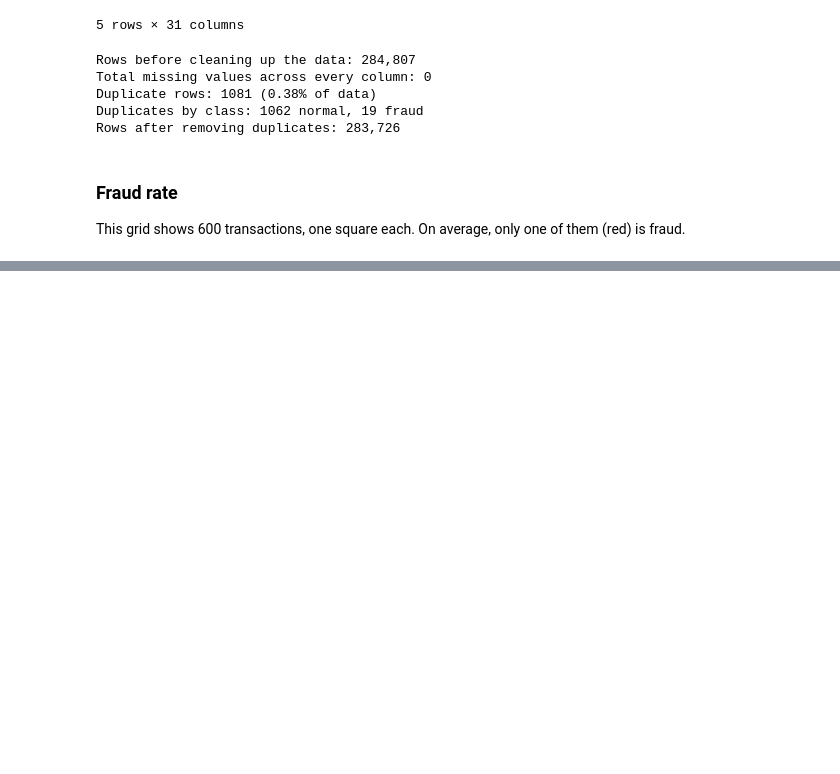
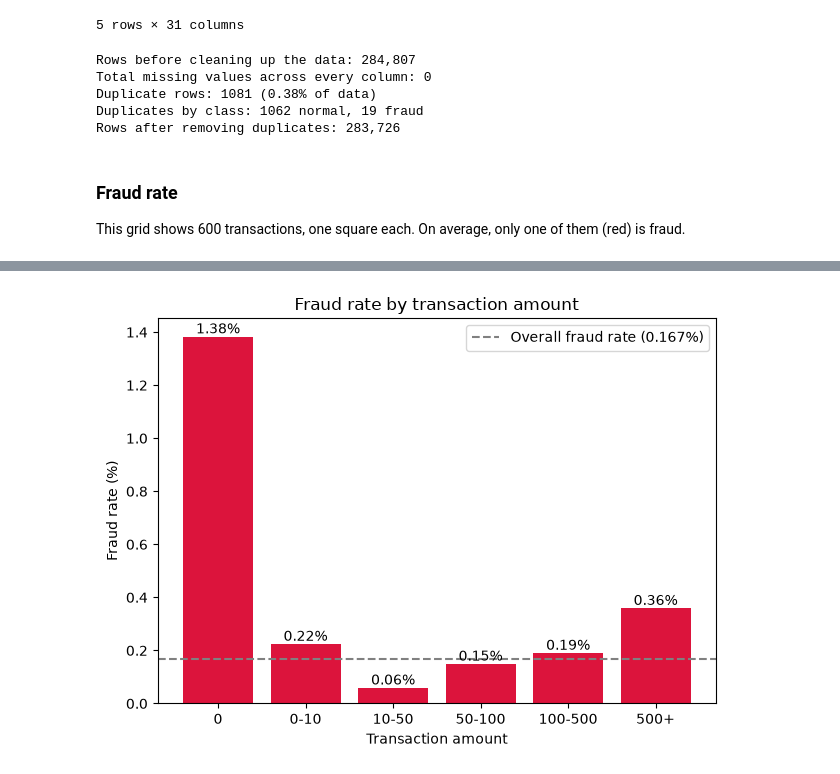
Before and after one commit to Leviano1/fraud-detection-analysis, a Jupyter notebook: notebooks/01_exploration.ipynb, the cells around one changed output, grey strips where cells are left out. Drawn from its saved outputs; the diff is of its cells as text; code cells hidden in the pictures; blank space fills up the shorter version.

```diff
--- a/notebooks/01_exploration.ipynb
+++ b/notebooks/01_exploration.ipynb
@@ -83,0 +101,19 @@ plt.show()
+# %%
+by_amount_range = q("""
+SELECT
+    CASE
+        WHEN Amount = 0 THEN '0'
+        WHEN Amount < 10 THEN '0-10'
+        WHEN Amount < 50 THEN '10-50'
+        WHEN Amount < 100 THEN '50-100'
+        WHEN Amount < 500 THEN '100-500'
+        ELSE '500+'
+    END AS amount_range,
+    COUNT(*) AS number_of_transactions,
+    SUM(Class) AS number_of_fraud,
+    ROUND(100.0 * SUM(Class) / COUNT(*), 3) AS fraud_rate
+FROM transactions
+GROUP BY amount_range
+ORDER BY MIN(Amount)
+""")
+by_amount_range
@@ -83,0 +128,15 @@ plt.show()
+# %%
+fig, ax = plt.subplots()
+bars = ax.bar(by_amount_range["amount_range"], by_amount_range["fraud_rate"], color="crimson")
+ax.bar_label(bars, fmt="%.2f%%")   #fraud rate on top of each bar
+ax.axhline(fraud_percentage, linestyle="--", color="grey", label=f"Overall fraud rate ({fraud_percentage:.3f}%)")
+
+ax.set_xlabel("Transaction amount")
+ax.set_ylabel("Fraud rate (%)")
+ax.set_title("Fraud rate by transaction amount", loc="center")
+ax.legend()
+plt.tight_layout()
+plt.savefig("../images/fraud_rate_by_amount_range.png", dpi=150)
+plt.show()
+# %% [output]
+[figure, added]
```
Also changed, not shown: parts of 6 cells of this notebook.
